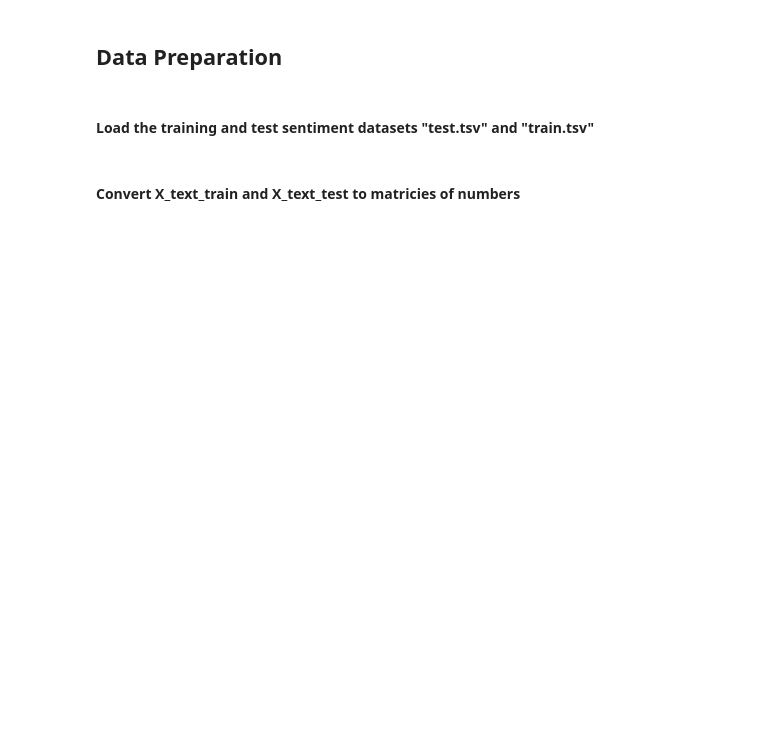
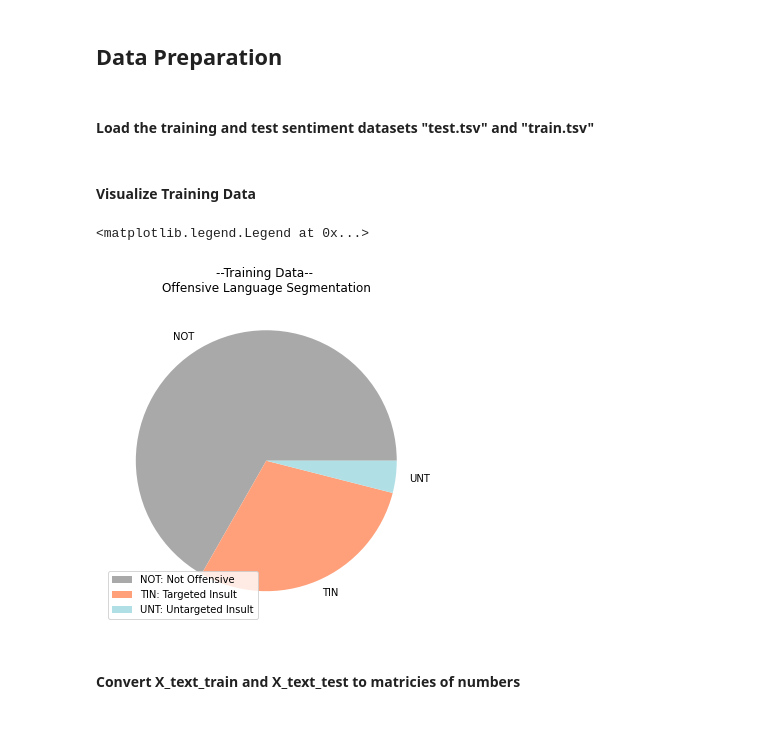
Before and after one commit to RudyJAMartinez/Data-Foundations-Python, a Jupyter notebook: 00. Final Project/Data Set/offensive_language_detection.ipynb, the cells around one changed output. Cells and saved outputs as stored; diff of their text form; code cells hidden in the pictures; blank space fills up the shorter version.

```diff
--- a/00. Final Project/Data Set/offensive_language_detection.ipynb
+++ b/00. Final Project/Data Set/offensive_language_detection.ipynb
@@ -41,6 +45,21 @@ with open('test.tsv') as file:
     for row in tsv_reader:
         X_text_test.append(row[1]) #text being processed
         y_test.append(row[2]) #label
+# %% [markdown]
+#### Visualize Training Data
+# %%
+with open('train.tsv') as file:
+    train_file = csv.reader(file, delimiter = '\t', quoting = csv.QUOTE_NONE)
+    train_df = pd.DataFrame(train_file)
+
+color_theme = ['darkgray', 'lightsalmon', 'powderblue']
+labels = ['NOT: Not Offensive', 'TIN: Targeted Insult', 'UNT: Untargeted Insult']
+
+train_df[2].value_counts().plot.pie(figsize = (6,6), title = '--Training Data-- \nOffensive Language Segmentation', ylabel = '', colors = color_theme )
+plt.legend(labels, loc = 3)
+# %% [output]
+<matplotlib.legend.Legend at 0x...>
+[figure, added]
 # %% [markdown]
 #### Convert X_text_train and X_text_test to matricies of numbers
 # %%
```
Also changed, not shown: parts of 11 cells of this notebook, 6 other files.
